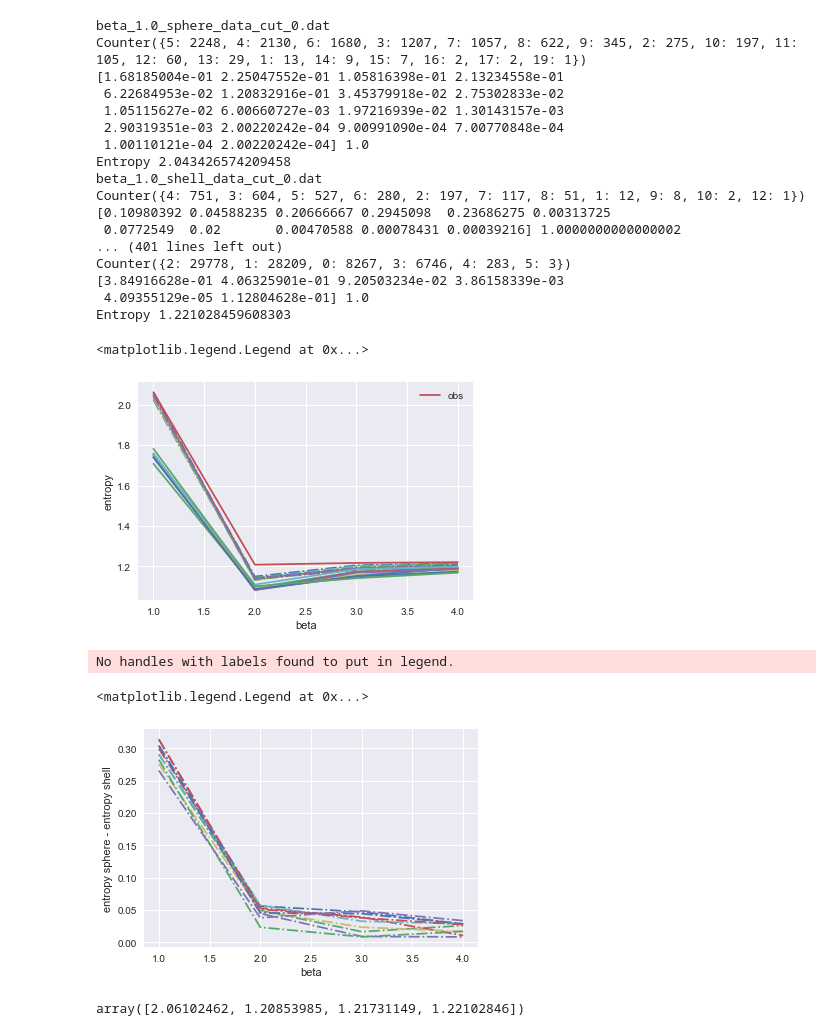
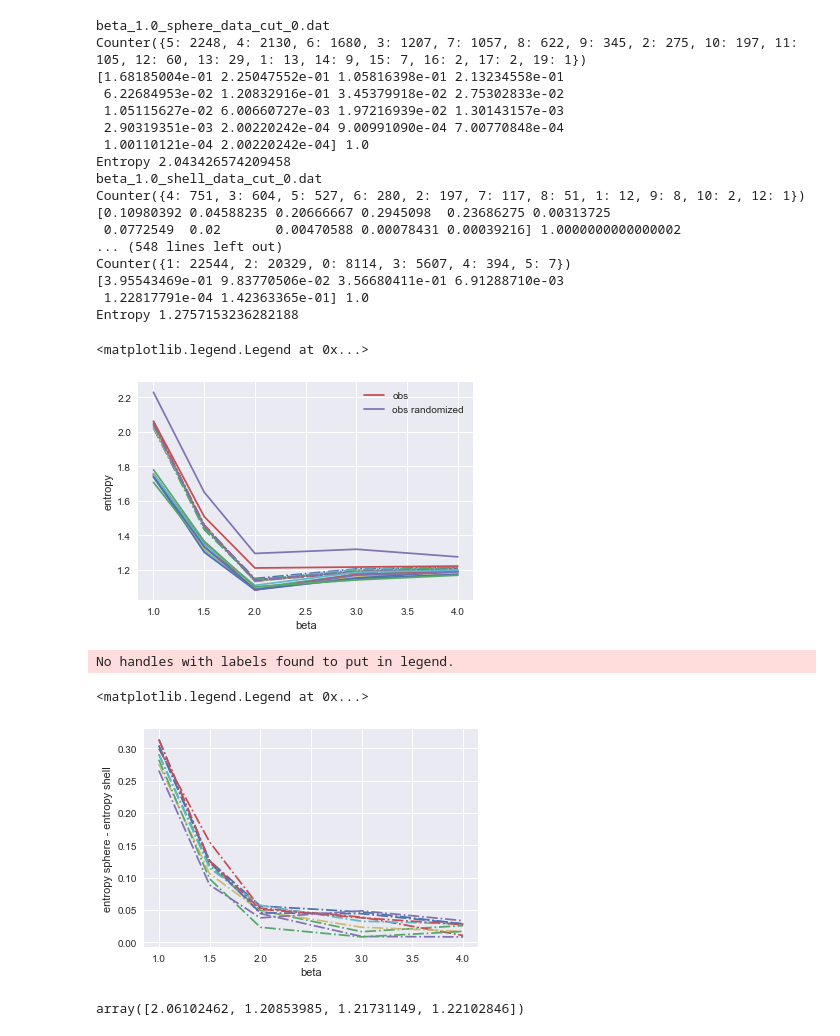
Before and after one commit to forero/abacus, a Jupyter notebook: nb/entropy.ipynb, the cells around one changed output. Cells and saved outputs as stored; diff of their text form; code cells hidden in the pictures.

Commit message:
obs data

```diff
--- a/nb/entropy.ipynb
+++ b/nb/entropy.ipynb
@@ -8,11 +8,11 @@ import os
 from collections import Counter
 %matplotlib inline
 # %%
-def compute_skeleton_entropy_obs(beta=10.0):
+def compute_skeleton_entropy_obs(beta=10.0, file_name='data'):
     skel = "./LSS_BSK_calc"
 
-    in_filename = "../data/SDSS/SDSS_data_Planck15.txt"
-    out_filename = "beta_{:.1f}_SDSS_data_Planck15.txt".format(beta)
+    in_filename = "../data/SDSS/SDSS_{}_Planck15.txt".format(file_name)
+    out_filename = "beta_{:.1f}_SDSS_{}_Planck15.txt".format(beta, file_name)
     beta_filename = os.path.join('xdl_beta_skeleton',out_filename+'.BSKIndex')
 
     print(out_filename)
@@ -113,7 +127,8 @@ def compute_skeleton_entropy(beta=10.0, cut_id=0, cut_type='sphere'):
 sphere_entropy_values = {}
 shell_entropy_values = {}
 obs_entropy_values = {}
-beta_values = np.array([1.0, 2.0, 3.0, 4.0])
+obs_random_entropy_values = {}
+beta_values = np.array([1.0, 1.5, 2.0, 3.0, 4.0])
 
 for cut_id in range(10):
     sphere_entropy_values[cut_id] = np.zeros(len(beta_values))
@@ -123,8 +138,10 @@ for cut_id in range(10):
         shell_entropy_values[cut_id][i] = compute_skeleton_entropy(beta=beta_values[i], cut_id=cut_id, cut_type='shell')
 
 obs_entropy_values[0] = np.zeros(len(beta_values))
+obs_random_entropy_values[0] = np.zeros(len(beta_values))
 for i in range(len(beta_values)):
     obs_entropy_values[0][i] = compute_skeleton_entropy_obs(beta=beta_values[i])
+    obs_random_entropy_values[0][i] = compute_skeleton_entropy_obs(beta=beta_values[i], file_name='data_random')
 # %% [output]
 beta_1.0_sphere_data_cut_0.dat
 Counter({5: 2248, 4: 2130, 6: 1680, 3: 1207, 7: 1057, 8: 622, 9: 345, 2: 275, 10: 197, 11: 105, 12: 60, 13: 29, 1: 13, 14: 9, 15: 7, 16: 2, 17: 2, 19: 1})
@@ -138,23 +155,25 @@ beta_1.0_shell_data_cut_0.dat
 Counter({4: 751, 3: 604, 5: 527, 6: 280, 2: 197, 7: 117, 8: 51, 1: 12, 9: 8, 10: 2, 12: 1})
 [0.10980392 0.04588235 0.20666667 0.2945098  0.23686275 0.00313725
  0.0772549  0.02       0.00470588 0.00078431 0.00039216] 1.0000000000000002
-... (401 lines left out)
-Counter({2: 29778, 1: 28209, 0: 8267, 3: 6746, 4: 283, 5: 3})
-[3.84916628e-01 4.06325901e-01 9.20503234e-02 3.86158339e-03
- 4.09355129e-05 1.12804628e-01] 1.0
-Entropy 1.221028459608303
+... (548 lines left out)
+Counter({1: 22544, 2: 20329, 0: 8114, 3: 5607, 4: 394, 5: 7})
+[3.95543469e-01 9.83770506e-02 3.56680411e-01 6.91288710e-03
+ 1.22817791e-04 1.42363365e-01] 1.0
+Entropy 1.2757153236282188
 # %%
 for i in range(10):
     plt.plot(beta_values, sphere_entropy_values[i], linestyle='-.')#, label=str(i)+' sphere', linestyle='-.')
 for i in range(10):
     plt.plot(beta_values, shell_entropy_values[i])#, label=str(i)+' shell')
 plt.plot(beta_values, obs_entropy_values[0], label='obs')
+plt.plot(beta_values, obs_random_entropy_values[0], label='obs randomized')
+
 plt.xlabel('beta')
 plt.ylabel('entropy')
 plt.legend()
 # %% [output]
 <matplotlib.legend.Legend at 0x...>
-[figure, old version]
+[figure, new version]
 # %%
 for i in range(10):
     plt.plot(beta_values, sphere_entropy_values[i]-shell_entropy_values[i], linestyle='-.')#, label=str(i)+' sphere', linestyle='-.')
@@ -165,7 +184,7 @@ plt.legend()
 # %% [output]
 No handles with labels found to put in legend.
 <matplotlib.legend.Legend at 0x...>
-[figure, old version]
+[figure, new version]
 # %%
 obs_entropy_values[0]
 # %% [output]
```
Also changed, not shown: parts of 2 cells of this notebook, 1 other file.
